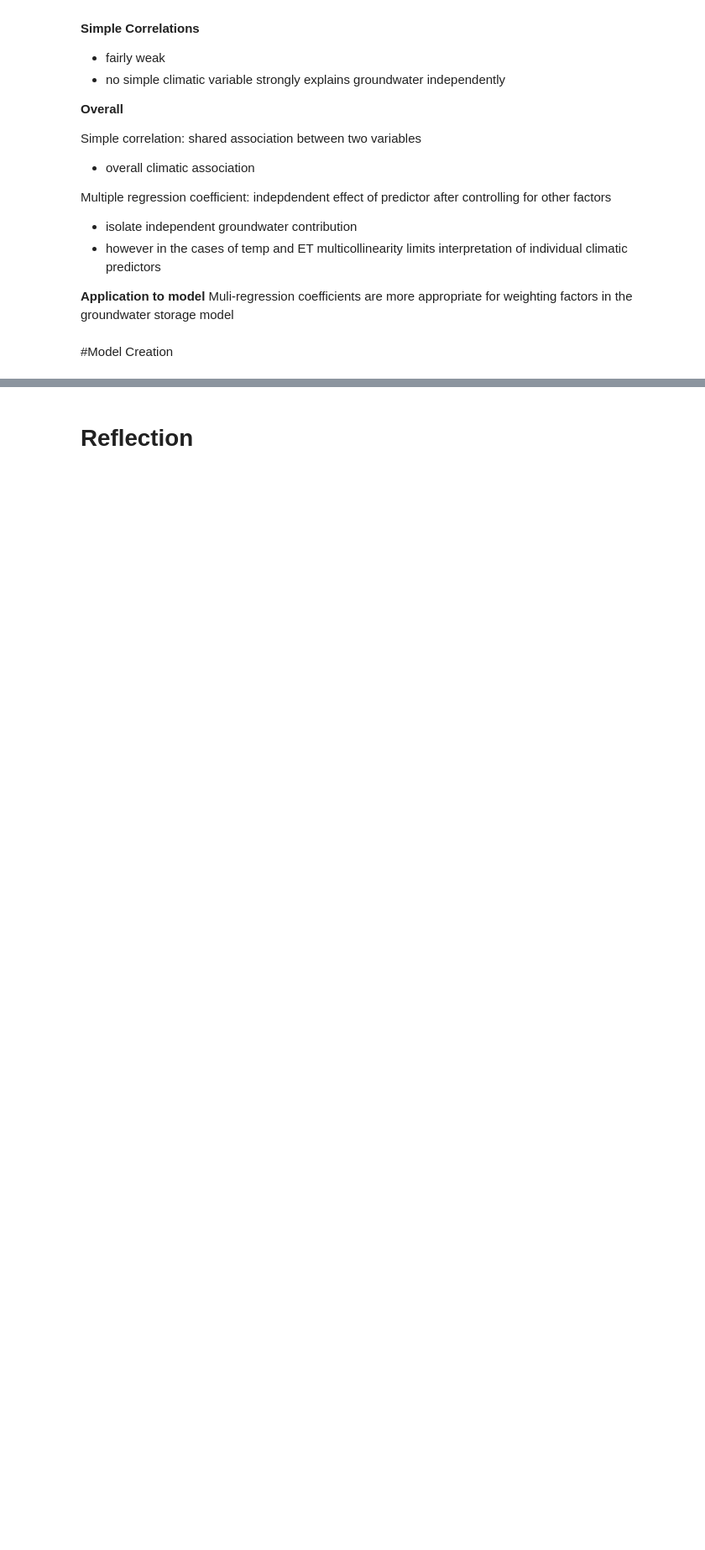
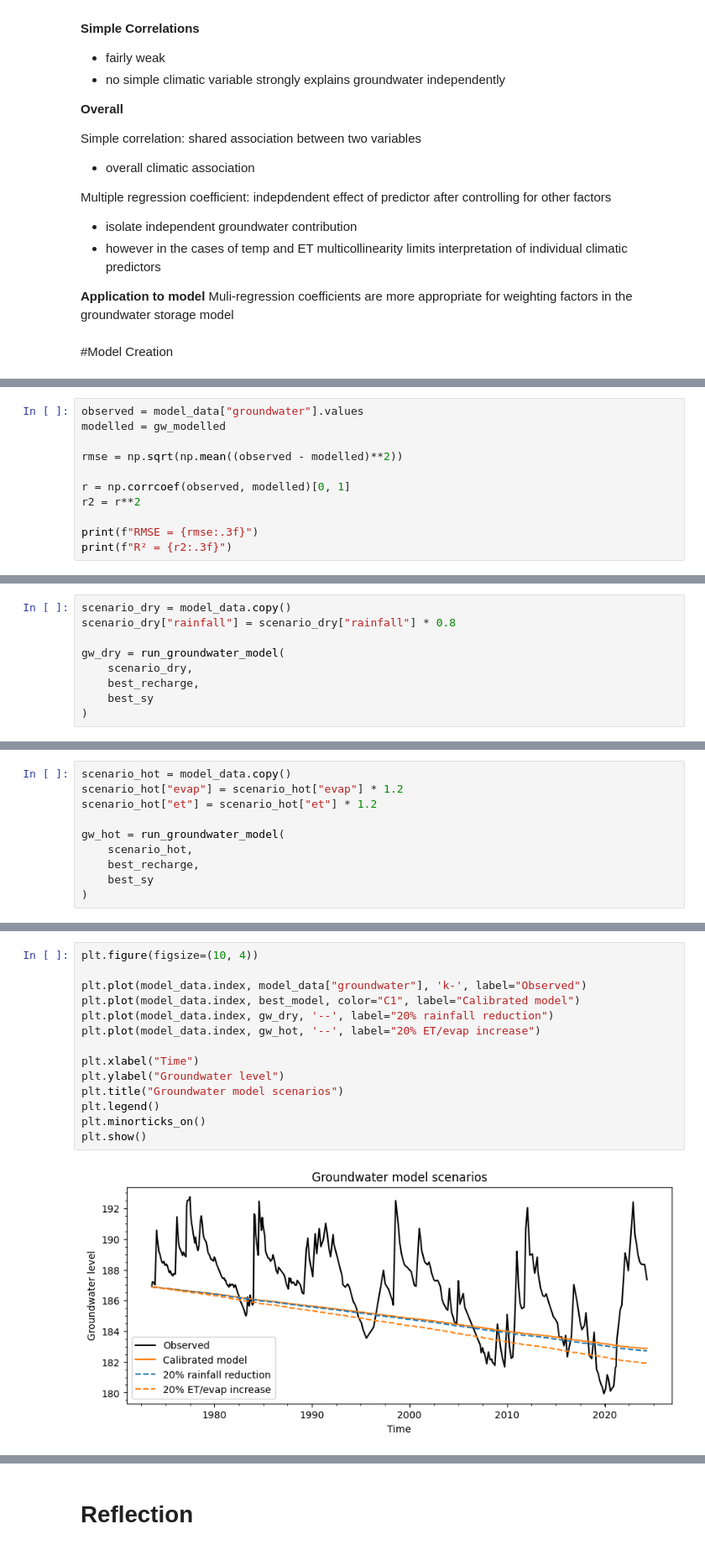
Before and after one commit to Clover130/u8229609-Individual-Project, a Jupyter notebook: EMSC2010_Individual_Project.ipynb, the cells around one changed output, grey strips where cells are left out. Shown at 84% size. Saved outputs shown, nothing was run; the diff lists cells and outputs as text; blank space fills up the shorter version.

```diff
--- a/EMSC2010_Individual_Project.ipynb
+++ b/EMSC2010_Individual_Project.ipynb
@@ -1287,0 +1443,11 @@ Muli-regression coefficients are more appropriate for weighting factors in the g
+# %%
+observed = model_data["groundwater"].values
+modelled = gw_modelled
+
+rmse = np.sqrt(np.mean((observed - modelled)**2))
+
+r = np.corrcoef(observed, modelled)[0, 1]
+r2 = r**2
+
+print(f"RMSE = {rmse:.3f}")
+print(f"R² = {r2:.3f}")
@@ -1287,0 +1528,9 @@ Muli-regression coefficients are more appropriate for weighting factors in the g
+# %%
+scenario_dry = model_data.copy()
+scenario_dry["rainfall"] = scenario_dry["rainfall"] * 0.8
+
+gw_dry = run_groundwater_model(
+    scenario_dry,
+    best_recharge,
+    best_sy
+)
@@ -1287,0 +1539,10 @@ Muli-regression coefficients are more appropriate for weighting factors in the g
+# %%
+scenario_hot = model_data.copy()
+scenario_hot["evap"] = scenario_hot["evap"] * 1.2
+scenario_hot["et"] = scenario_hot["et"] * 1.2
+
+gw_hot = run_groundwater_model(
+    scenario_hot,
+    best_recharge,
+    best_sy
+)
@@ -1287,0 +1551,16 @@ Muli-regression coefficients are more appropriate for weighting factors in the g
+# %%
+plt.figure(figsize=(10, 4))
+
+plt.plot(model_data.index, model_data["groundwater"], 'k-', label="Observed")
+plt.plot(model_data.index, best_model, color="C1", label="Calibrated model")
+plt.plot(model_data.index, gw_dry, '--', label="20% rainfall reduction")
+plt.plot(model_data.index, gw_hot, '--', label="20% ET/evap increase")
+
+plt.xlabel("Time")
+plt.ylabel("Groundwater level")
+plt.title("Groundwater model scenarios")
+plt.legend()
+plt.minorticks_on()
+plt.show()
+# %% [output]
+[figure, added]
```
Also changed, not shown: parts of 55 cells of this notebook.
